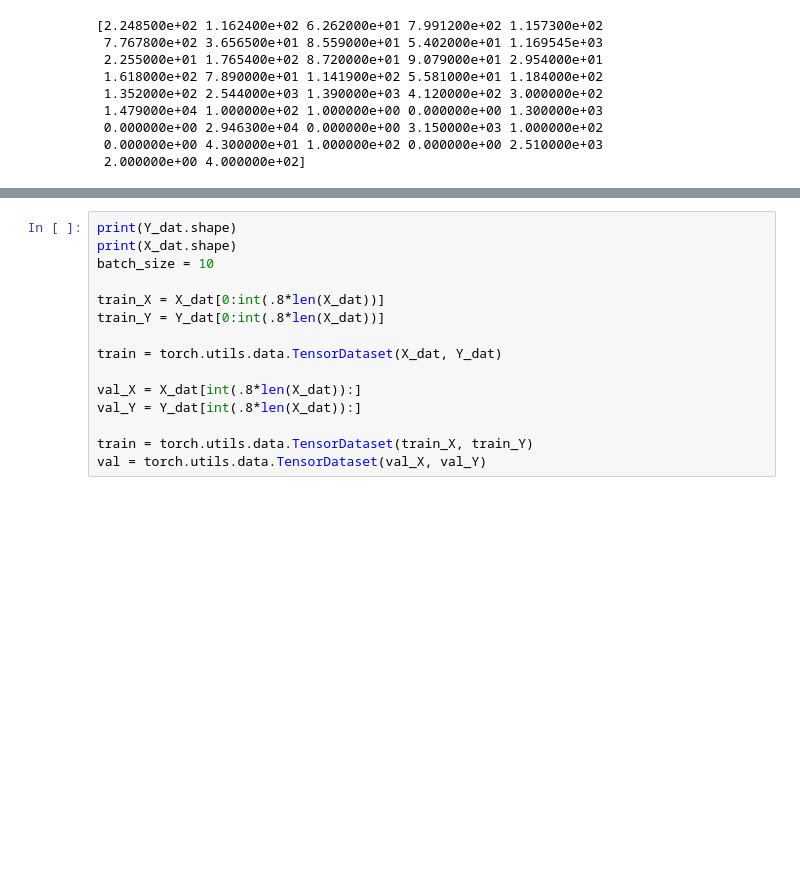
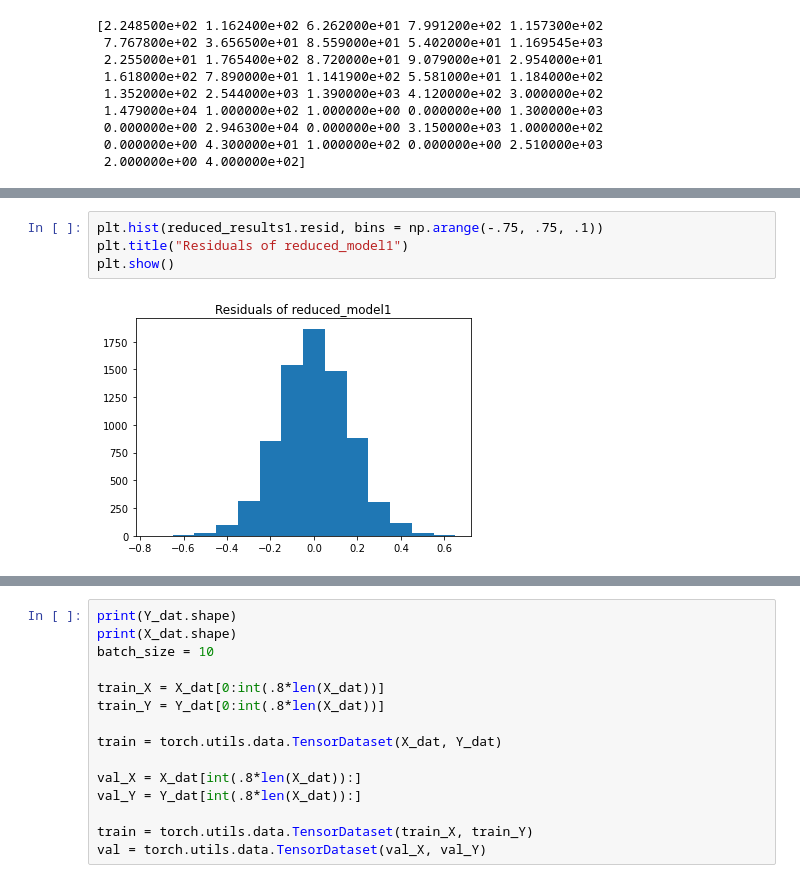
Before and after one commit to LaoKpa/SPY-Price-Prediction, a Jupyter notebook: Price prediction.ipynb, the cells around one changed output, grey strips where cells are left out. Saved outputs shown, nothing was run; the diff lists cells and outputs as text; blank space fills up the shorter version.

```diff
--- a/Price prediction.ipynb
+++ b/Price prediction.ipynb
@@ -70,0 +330,6 @@ def createClassLabels(dat, window, yCol):
+# %%
+plt.hist(reduced_results1.resid, bins = np.arange(-.75, .75, .1))
+plt.title("Residuals of reduced_model1")
+plt.show()
+# %% [output]
+[figure, added]
```
Also changed, not shown: parts of 45 cells of this notebook.
